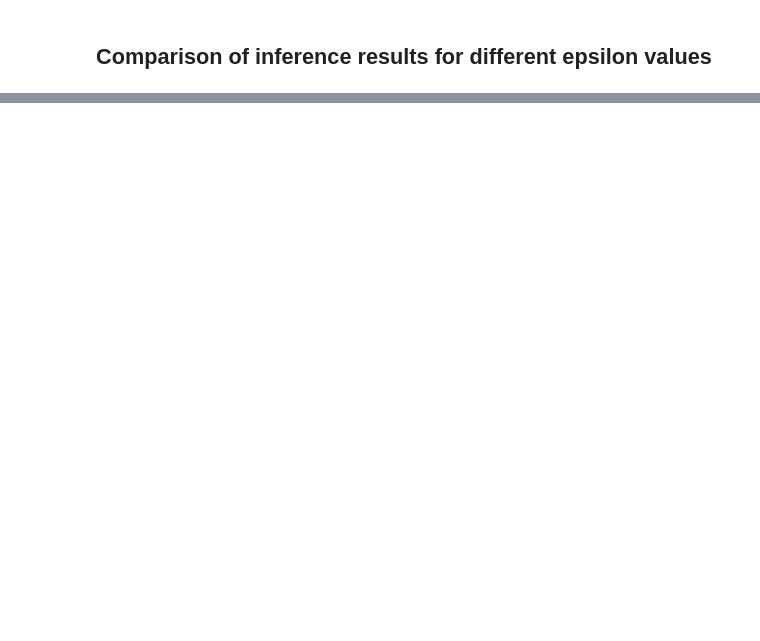
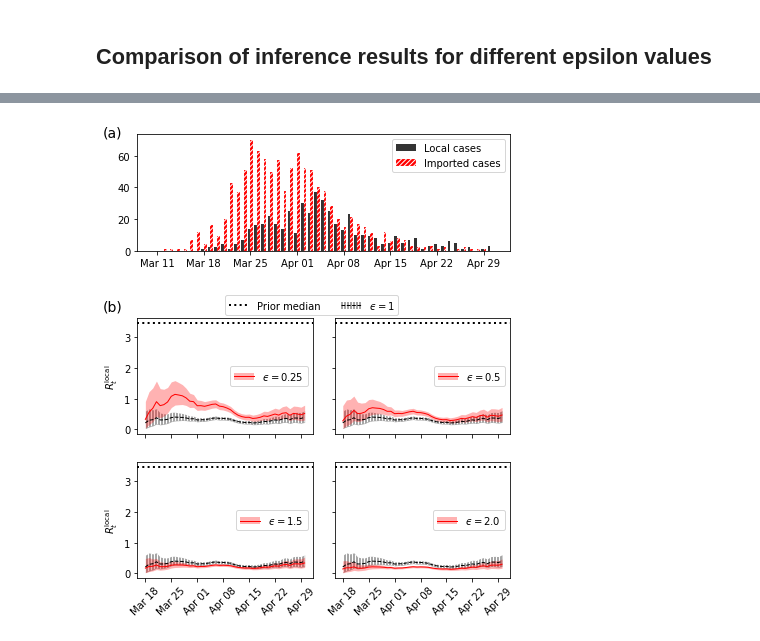
Before and after one commit to SABS-R3-Epidemiology/branchpro, a Jupyter notebook: branchpro/results/new-zealand-inference.ipynb, the cells around one changed output, grey strips where cells are left out. Cells and saved outputs as stored; diff of their text form; code cells hidden in the pictures; blank space fills up the shorter version.

```diff
--- a/branchpro/results/new-zealand-inference.ipynb
+++ b/branchpro/results/new-zealand-inference.ipynb
@@ -87,7 +88,7 @@ b = 0.2
 
 # Run inferences for different values of epsilon
 column_names = ['Time Points', 'Mean', 'Lower bound CI', 'Upper bound CI', 'Central Probability', 'Epsilon']
-epsilon_range = [-0.8, -0.5, 0, 0.5, 0.8, 1, 1.5]
+epsilon_range = [0.25, 0.5, 1, 1.5, 2.0]
 chosen_times = [10, 15, 20, 25, 30, 40]
 
 all_intervals = pd.DataFrame(columns=column_names)
@@ -129,7 +130,7 @@ for epsilon in epsilon_range:
         intervals_chosen = intervals_chosen.append(
             intervals.loc[intervals['Time Points']== time_pt])
 
-    all_intervals = all_intervals.append(intervals_chosen)
+    all_intervals = all_intervals.append(intervals)
     all_intervals_chosen = all_intervals_chosen.append(intervals_chosen)
 # %%
 # Create list of names for x-axis and traces
@@ -388,3 +389,21 @@ fig.write_image('NZ-diff-eps-inf.pdf')
 fig.show()
 # %% [output]
 [interactive output not drawn]
+# %%
+inference_times = sorted(list(set(all_intervals['Time Points'].tolist())))
+epsilon_range = [0.25, 0.5, 1, 1.5, 2.0]
+
+branchpro.figures.plot_r_inference(
+    datetime.datetime(2020, 3, 11),
+    locally_infected_cases,
+    imported_cases,
+    datetime.datetime(2020, 3, 11) + datetime.timedelta(days=inference_times[0]-1),
+    list(epsilon_range),
+    [all_intervals.loc[all_intervals['Epsilon']==eps] for eps in epsilon_range],
+    prior_dist.median(),
+    default_epsilon=1,
+    show=False)
+
+plt.savefig('NZ_inference.pdf')
+# %% [output]
+[figure, added]
```
Also changed, not shown: parts of 4 cells of this notebook, 12 other files.
